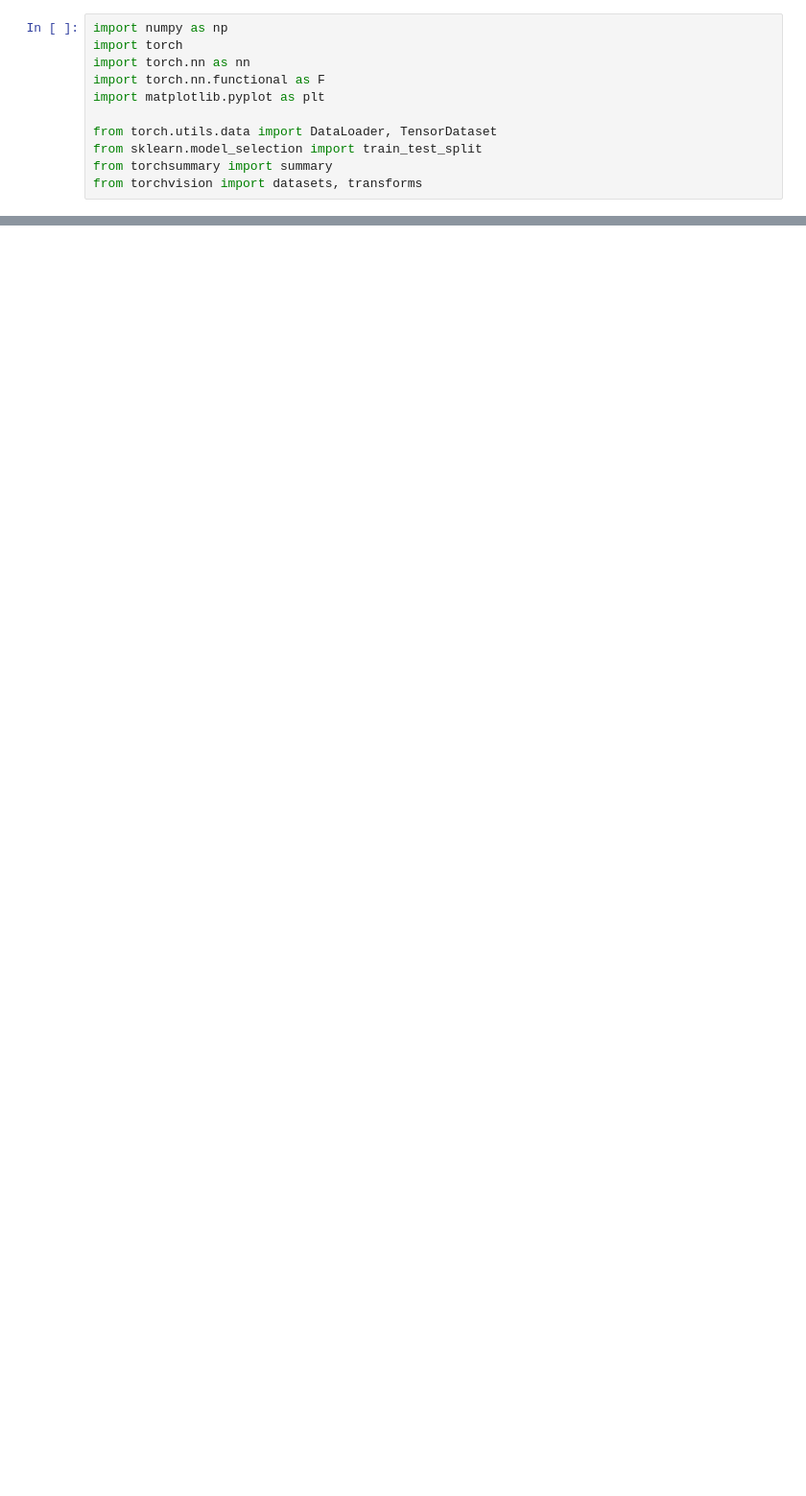
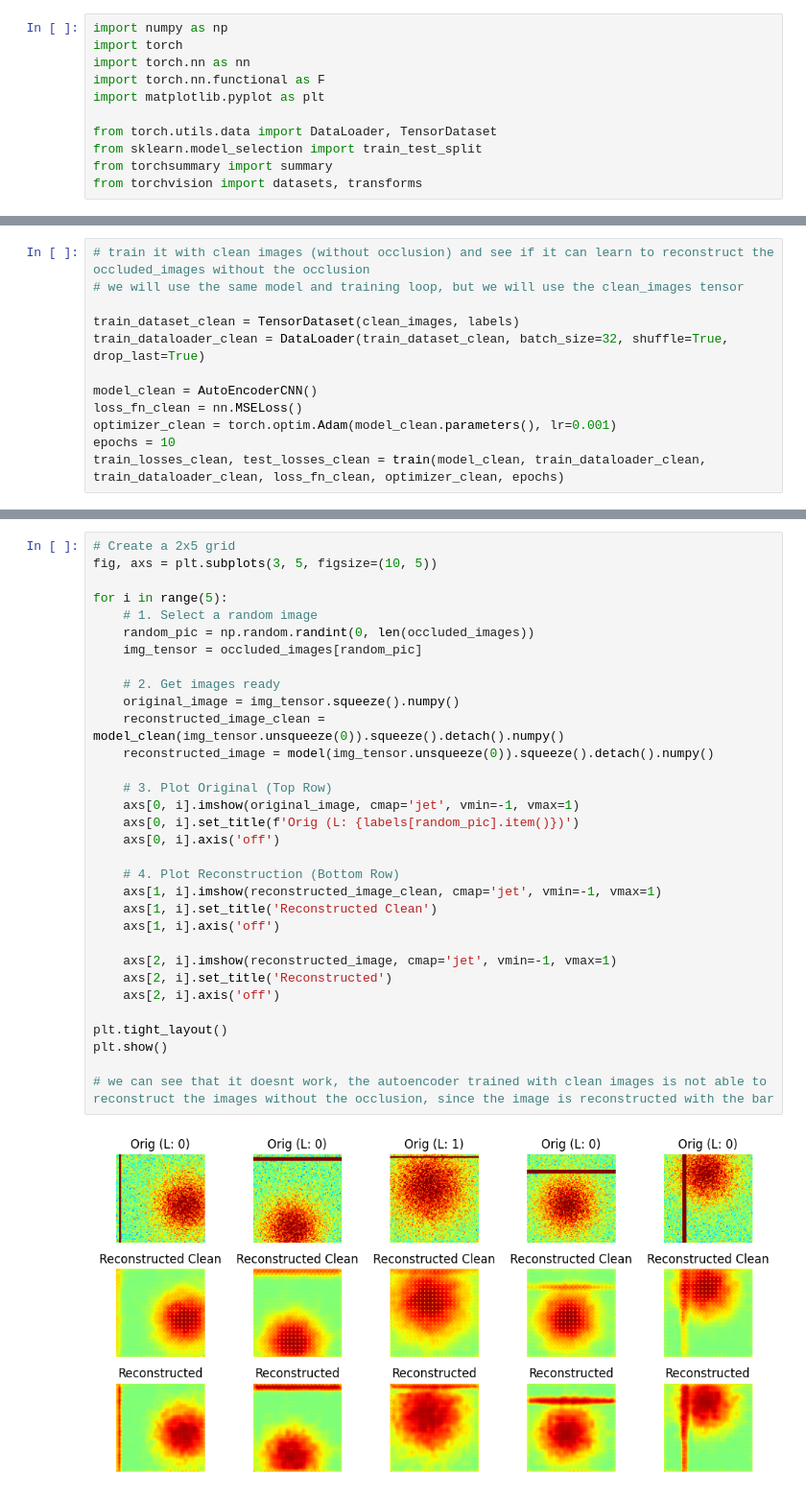
Before and after one commit to pablogasco1/deep-learning, a Jupyter notebook: notebooks/12-CNNs-designs3.ipynb, the cells around one changed output, grey strips where cells are left out. Shown at 96% size. Cells and saved outputs as stored; diff of their text form; blank space fills up the shorter version.

Commit message:
CNN designs and autoencoders

```diff
--- a/notebooks/12-CNNs-designs3.ipynb
+++ b/notebooks/12-CNNs-designs3.ipynb
@@ -285,0 +258,12 @@ for i in range(kernels.shape[0]):
+# %%
+# train it with clean images (without occlusion) and see if it can learn to reconstruct the occluded_images without the occlusion
+# we will use the same model and training loop, but we will use the clean_images tensor
+
+train_dataset_clean = TensorDataset(clean_images, labels)
+train_dataloader_clean = DataLoader(train_dataset_clean, batch_size=32, shuffle=True, drop_last=True)
+
+model_clean = AutoEncoderCNN()
+loss_fn_clean = nn.MSELoss()
+optimizer_clean = torch.optim.Adam(model_clean.parameters(), lr=0.001)
+epochs = 10
+train_losses_clean, test_losses_clean = train(model_clean, train_dataloader_clean, train_dataloader_clean, loss_fn_clean, optimizer_clean, epochs)
@@ -285,0 +272,34 @@ for i in range(kernels.shape[0]):
+# %%
+# Create a 2x5 grid
+fig, axs = plt.subplots(3, 5, figsize=(10, 5))
+
+for i in range(5):
+    # 1. Select a random image
+    random_pic = np.random.randint(0, len(occluded_images))
+    img_tensor = occluded_images[random_pic]
+
+    # 2. Get images ready
+    original_image = img_tensor.squeeze().numpy()
+    reconstructed_image_clean = model_clean(img_tensor.unsqueeze(0)).squeeze().detach().numpy()
+    reconstructed_image = model(img_tensor.unsqueeze(0)).squeeze().detach().numpy()
+
+    # 3. Plot Original (Top Row)
+    axs[0, i].imshow(original_image, cmap='jet', vmin=-1, vmax=1)
+    axs[0, i].set_title(f'Orig (L: {labels[random_pic].item()})')
+    axs[0, i].axis('off')
+
+    # 4. Plot Reconstruction (Bottom Row)
+    axs[1, i].imshow(reconstructed_image_clean, cmap='jet', vmin=-1, vmax=1)
+    axs[1, i].set_title('Reconstructed Clean')
+    axs[1, i].axis('off')
+
+    axs[2, i].imshow(reconstructed_image, cmap='jet', vmin=-1, vmax=1)
+    axs[2, i].set_title('Reconstructed')
+    axs[2, i].axis('off')
+
+plt.tight_layout()
+plt.show()
+
+# we can see that it doesnt work, the autoencoder trained with clean images is not able to reconstruct the images without the occlusion, since the image is reconstructed with the bar
+# %% [output]
+[figure, added]
```
Also changed, not shown: parts of 21 cells of this notebook, 4 other files.
